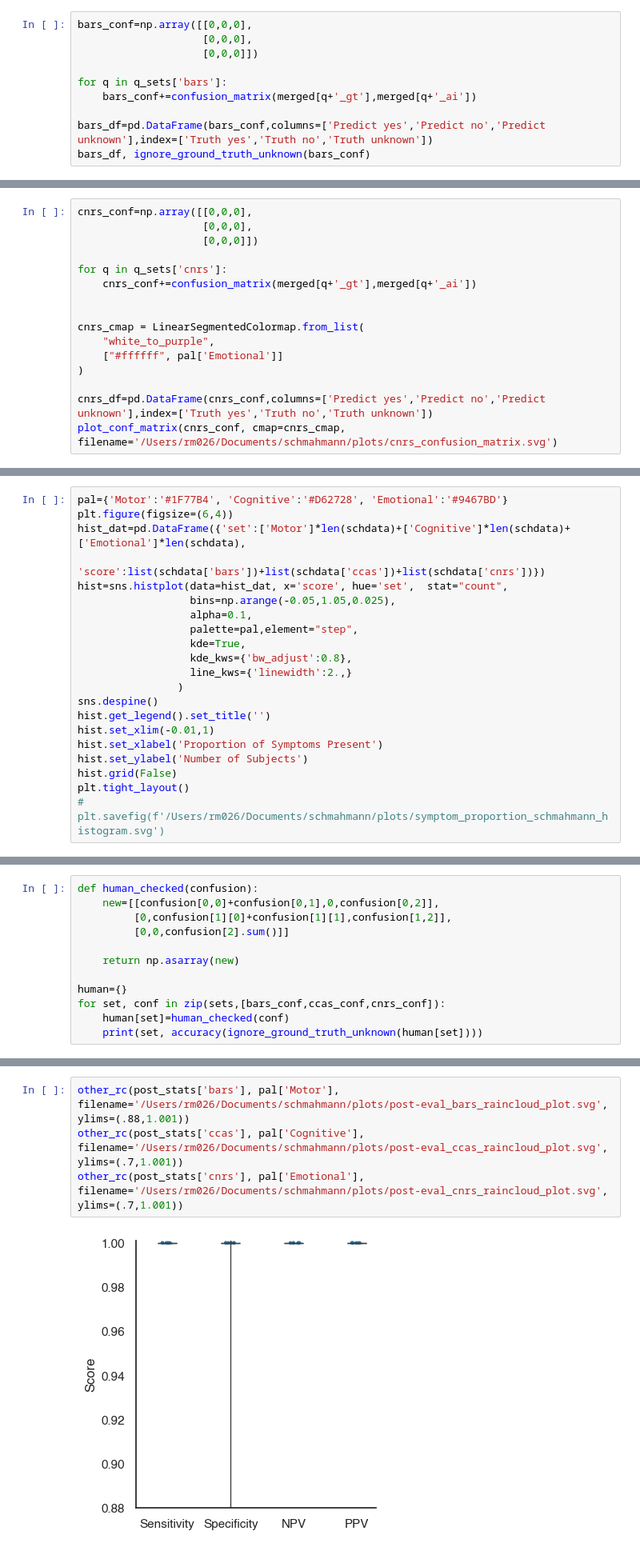
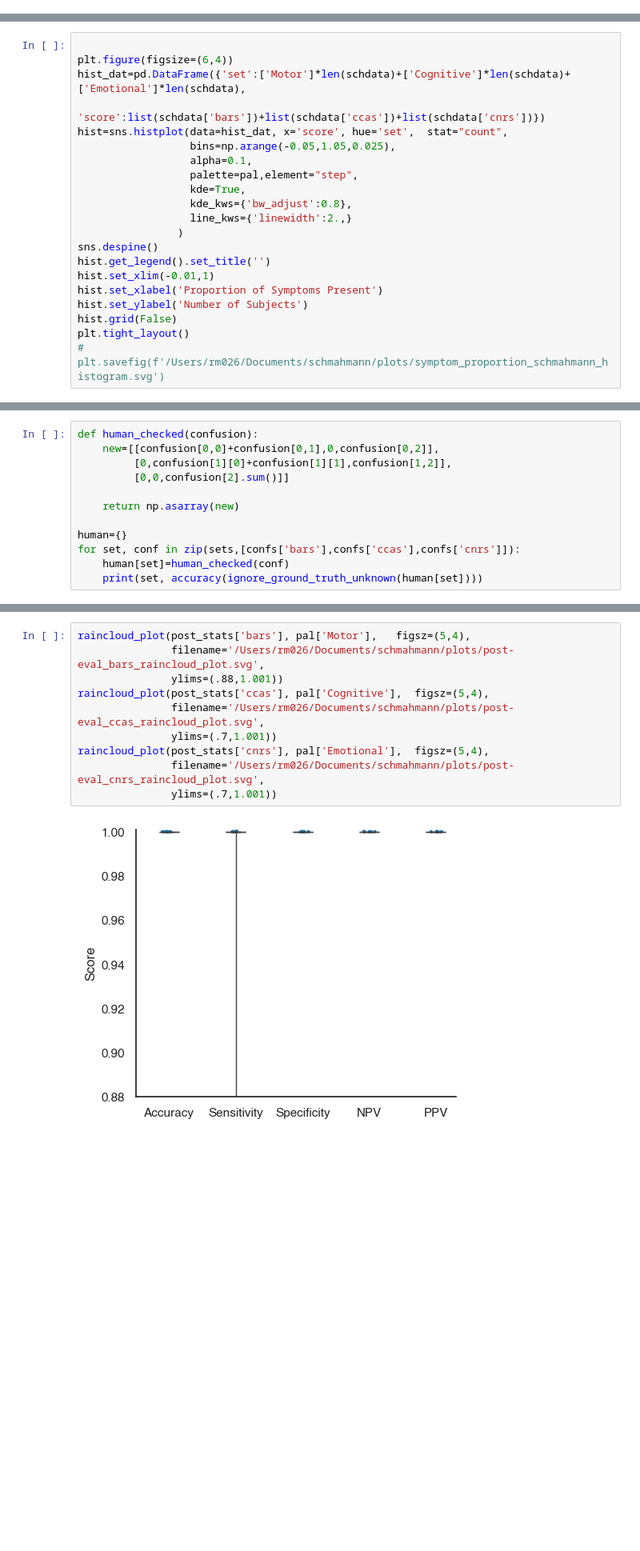
Before and after one commit to Calvinwhow/ReviewPyper, a Jupyter notebook: dev_tools/schmahmann_raynor_plots.ipynb, the cells around one changed output, grey strips where cells are left out. Shown at 80% size. Cells and saved outputs as stored; diff of their text form; blank space fills up the shorter version.

```diff
--- a/dev_tools/schmahmann_raynor_plots.ipynb
+++ b/dev_tools/schmahmann_raynor_plots.ipynb
@@ -344,12 +188,2 @@ score_names=['accuracy','sensitivity','specificity','positive predictive power',
 # %%
 from EvaluationTools import *
-# %%
-bars_conf=np.array([[0,0,0],
-                    [0,0,0],
-                    [0,0,0]])
-
-for q in q_sets['bars']:
-    bars_conf+=confusion_matrix(merged[q+'_gt'],merged[q+'_ai'])
-
-bars_df=pd.DataFrame(bars_conf,columns=['Predict yes','Predict no','Predict unknown'],index=['Truth yes','Truth no','Truth unknown'])
-bars_df, ignore_ground_truth_unknown(bars_conf)
@@ -423,16 +224,0 @@ ccas_human_approved_accuracy
-# %%
-cnrs_conf=np.array([[0,0,0],
-                    [0,0,0],
-                    [0,0,0]])
-
-for q in q_sets['cnrs']:
-    cnrs_conf+=confusion_matrix(merged[q+'_gt'],merged[q+'_ai'])
-
-
-cnrs_cmap = LinearSegmentedColormap.from_list(
-    "white_to_purple",
-    ["#ffffff", pal['Emotional']]
-)
-
-cnrs_df=pd.DataFrame(cnrs_conf,columns=['Predict yes','Predict no','Predict unknown'],index=['Truth yes','Truth no','Truth unknown'])
-plot_conf_matrix(cnrs_conf, cmap=cnrs_cmap, filename='/Users/rm026/Documents/schmahmann/plots/cnrs_confusion_matrix.svg')
@@ -584,7 +328,7 @@ schdata['bars']=-schdata['TotalBarsScore']/30
 schdata['ccas']=1-schdata['TotalCCASRawScore']/120
 schdata['cnrs']=-schdata['CNRSTotScore']/105
 # %%
-pal={'Motor':'#1F77B4', 'Cognitive':'#D62728', 'Emotional':'#9467BD'}
+
 plt.figure(figsize=(6,4))
 hist_dat=pd.DataFrame({'set':['Motor']*len(schdata)+['Cognitive']*len(schdata)+['Emotional']*len(schdata),
                        'score':list(schdata['bars'])+list(schdata['ccas'])+list(schdata['cnrs'])})
@@ -688,7 +451,7 @@ def human_checked(confusion):
     return np.asarray(new)
 
 human={}
-for set, conf in zip(sets,[bars_conf,ccas_conf,cnrs_conf]):
+for set, conf in zip(sets,[confs['bars'],confs['ccas'],confs['cnrs']]):
     human[set]=human_checked(conf)
     print(set, accuracy(ignore_ground_truth_unknown(human[set])))
 # %% [output]
@@ -719,8 +479,14 @@ post_stats['bars']
 | 4 | finger-nose | 1.0 | 1.0 | 1.0 | 1.0 | 1.0 |
 | 5 | overall | 1.0 | 1.0 | 1.0 | 1.0 | 1.0 |
 # %%
-other_rc(post_stats['bars'], pal['Motor'], filename='/Users/rm026/Documents/schmahmann/plots/post-eval_bars_raincloud_plot.svg', ylims=(.88,1.001))
-other_rc(post_stats['ccas'], pal['Cognitive'], filename='/Users/rm026/Documents/schmahmann/plots/post-eval_ccas_raincloud_plot.svg', ylims=(.7,1.001))
-other_rc(post_stats['cnrs'], pal['Emotional'], filename='/Users/rm026/Documents/schmahmann/plots/post-eval_cnrs_raincloud_plot.svg', ylims=(.7,1.001))
+raincloud_plot(post_stats['bars'], pal['Motor'],   figsz=(5,4),
+               filename='/Users/rm026/Documents/schmahmann/plots/post-eval_bars_raincloud_plot.svg',
+               ylims=(.88,1.001))
+raincloud_plot(post_stats['ccas'], pal['Cognitive'],  figsz=(5,4),
+               filename='/Users/rm026/Documents/schmahmann/plots/post-eval_ccas_raincloud_plot.svg',
+               ylims=(.7,1.001))
+raincloud_plot(post_stats['cnrs'], pal['Emotional'],  figsz=(5,4),
+               filename='/Users/rm026/Documents/schmahmann/plots/post-eval_cnrs_raincloud_plot.svg',
+               ylims=(.7,1.001))
 # %% [output]
-[figure, old version]
+[figure, new version]
```
Also changed, not shown: parts of 27 cells of this notebook, 4 other files.
